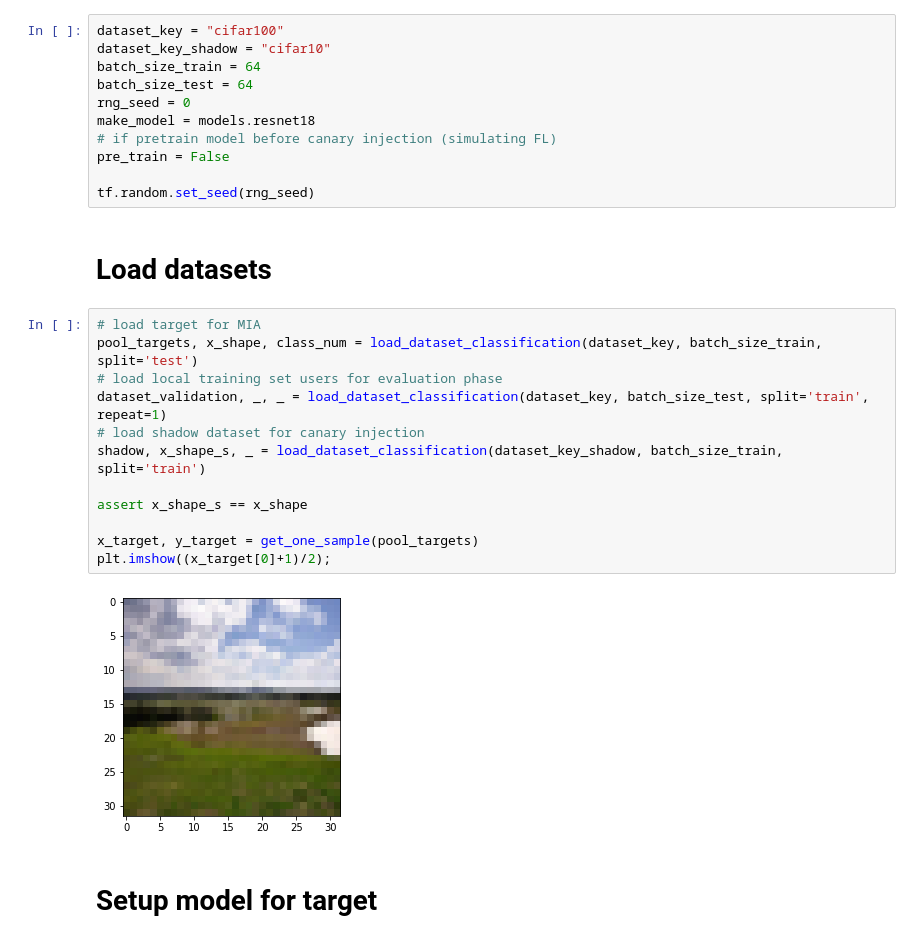
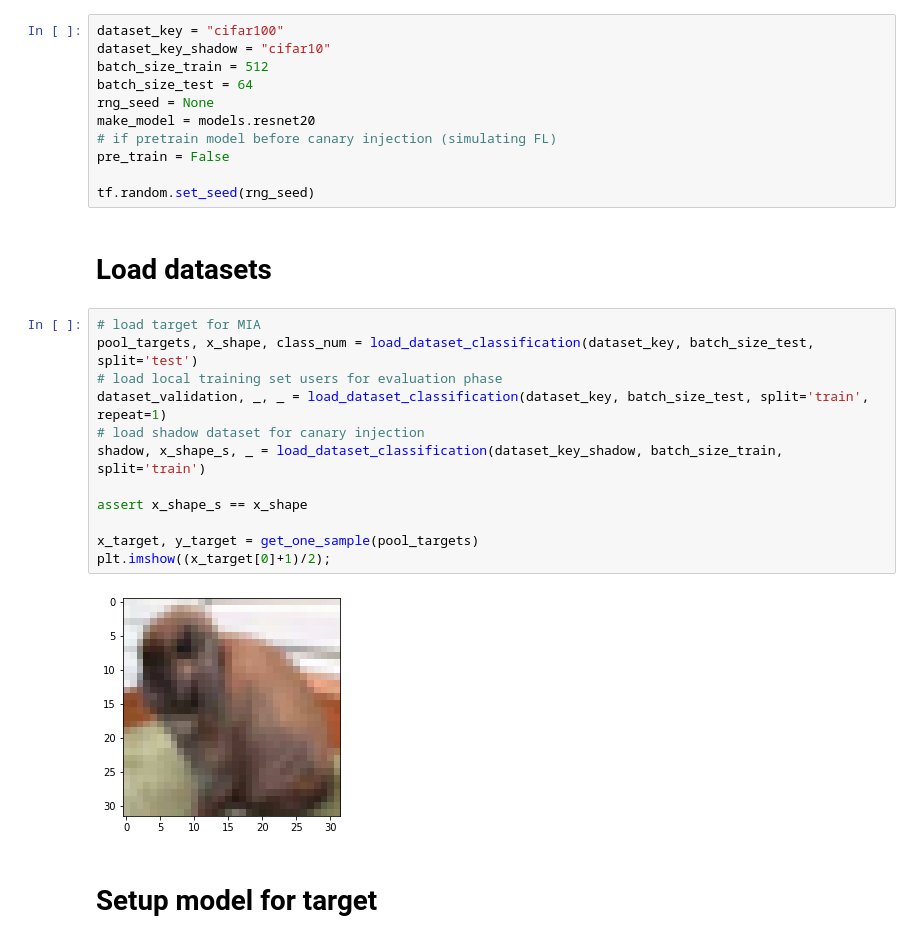
Before and after one commit to pasquini-dario/EludingSecureAggregation, a Jupyter notebook: CanaryGradient_POC.ipynb, the cells around one changed output. Saved outputs shown, nothing was run; the diff lists cells and outputs as text.

```diff
--- a/CanaryGradient_POC.ipynb
+++ b/CanaryGradient_POC.ipynb
@@ -14,10 +17,10 @@ from utility import lr_schlr
 # %%
 dataset_key = "cifar100"
 dataset_key_shadow = "cifar10"
-batch_size_train = 64
+batch_size_train = 512
 batch_size_test = 64
-rng_seed = 0
-make_model = models.resnet18
+rng_seed = None
+make_model = models.resnet20
 # if pretrain model before canary injection (simulating FL)
 pre_train = False
 
@@ -26,18 +29,18 @@ tf.random.set_seed(rng_seed)
 # Load datasets
 # %%
 # load target for MIA
-pool_targets, x_shape, class_num = load_dataset_classification(dataset_key, batch_size_train, split='test')
+pool_targets, x_shape, class_num = load_dataset_classification(dataset_key, batch_size_test, split='test')
 # load local training set users for evaluation phase
 dataset_validation, _, _ = load_dataset_classification(dataset_key, batch_size_test, split='train', repeat=1)
 # load shadow dataset for canary injection
 shadow, x_shape_s, _ = load_dataset_classification(dataset_key_shadow, batch_size_train, split='train')
 
 assert x_shape_s == x_shape
 
 x_target, y_target = get_one_sample(pool_targets)
 plt.imshow((x_target[0]+1)/2);
 # %% [output]
-[figure, old version]
+[figure, new version]
 # %% [markdown]
 # Setup model for target
 # %%
```
Also changed, not shown: parts of 8 cells of this notebook, 2 other files.
